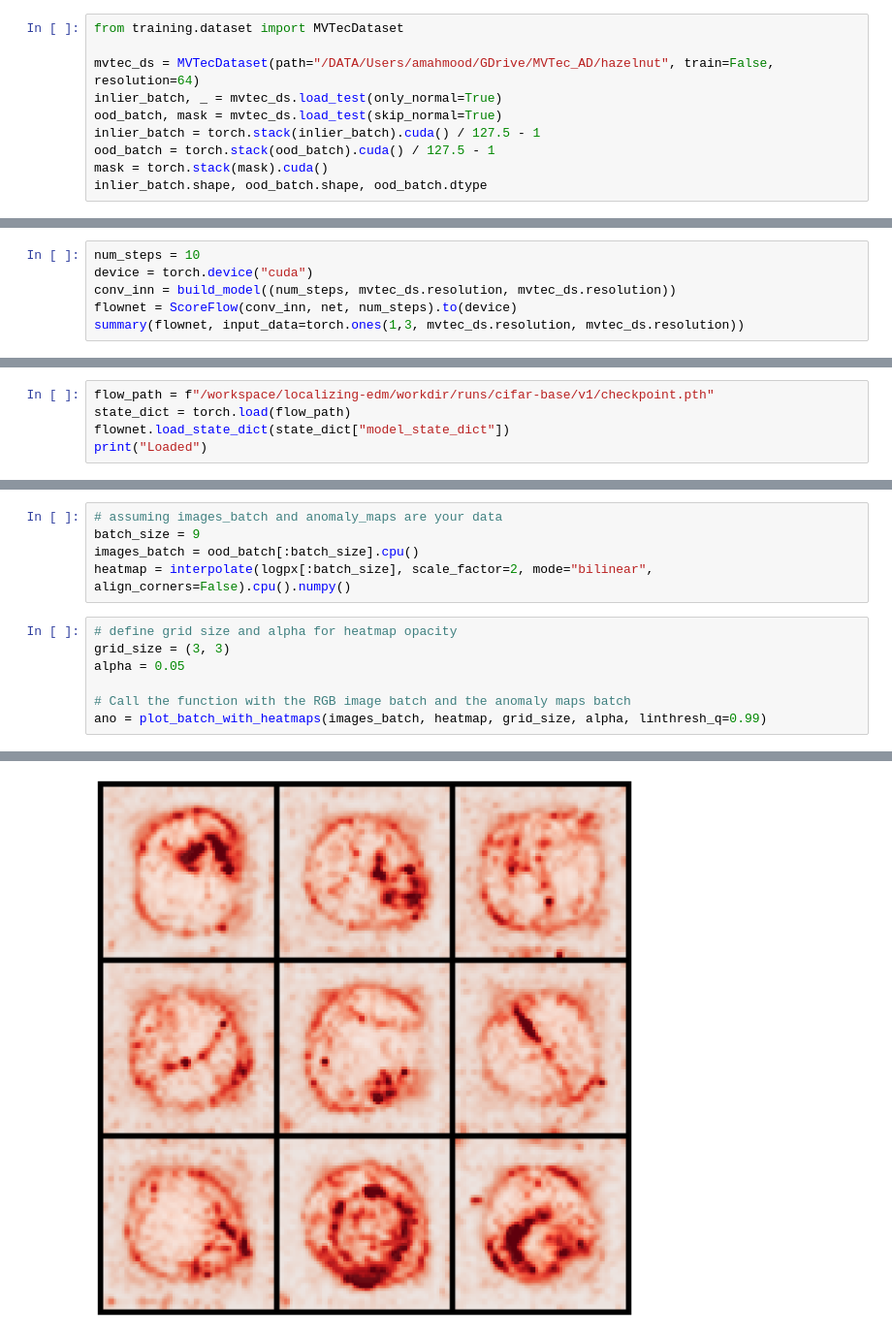
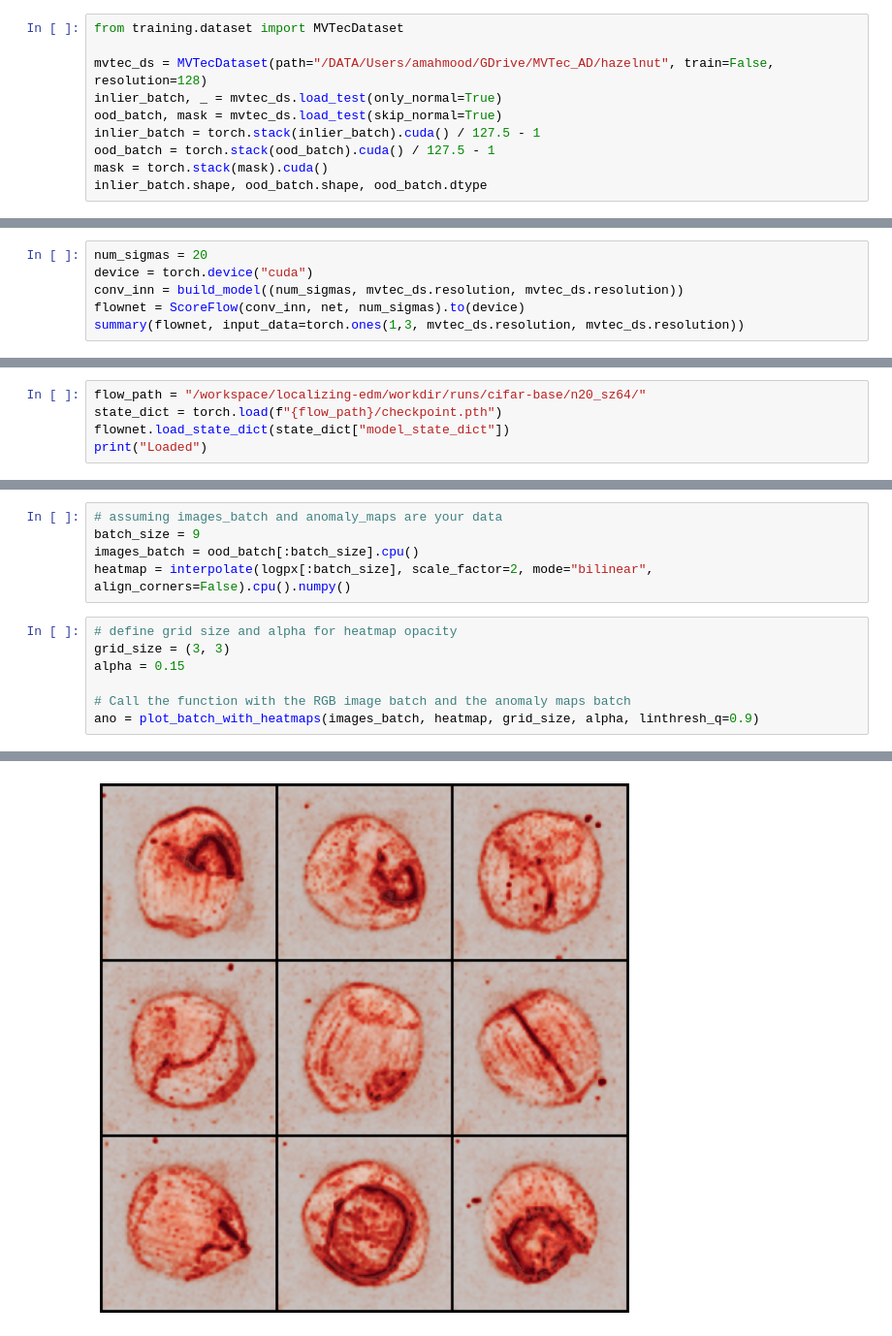
Before and after one commit to ahsanMah/localizing-edm, a Jupyter notebook: notebooks/cifar-base-sz32.ipynb, the cells around one changed output, grey strips where cells are left out. Shown at 97% size. Drawn from its saved outputs; the diff is of its cells as text.

```diff
--- a/notebooks/cifar-base-sz32.ipynb
+++ b/notebooks/cifar-base-sz32.ipynb
@@ -34,7 +34,7 @@ from torch.nn.functional import interpolate
 # %%
 from training.dataset import MVTecDataset
 
-mvtec_ds = MVTecDataset(path="/DATA/Users/amahmood/GDrive/MVTec_AD/hazelnut", train=False, resolution=64)
+mvtec_ds = MVTecDataset(path="/DATA/Users/amahmood/GDrive/MVTec_AD/hazelnut", train=False, resolution=128)
 inlier_batch, _ = mvtec_ds.load_test(only_normal=True)
 ood_batch, mask = mvtec_ds.load_test(skip_normal=True)
 inlier_batch = torch.stack(inlier_batch).cuda() / 127.5 - 1
@@ -46,8 +46,8 @@ inlier_batch.shape, ood_batch.shape, ood_batch.dtype
 # %%
-num_steps = 10
+num_sigmas = 20
 device = torch.device("cuda")
-conv_inn = build_model((num_steps, mvtec_ds.resolution, mvtec_ds.resolution))
-flownet = ScoreFlow(conv_inn, net, num_steps).to(device)
+conv_inn = build_model((num_sigmas, mvtec_ds.resolution, mvtec_ds.resolution))
+flownet = ScoreFlow(conv_inn, net, num_sigmas).to(device)
 summary(flownet, input_data=torch.ones(1,3, mvtec_ds.resolution, mvtec_ds.resolution))
 # %% [output]
 ===============================================================================================
@@ -69,7 +69,7 @@ Estimated Total Size (MB): 4832.58
 ===============================================================================================
 # %%
-flow_path = f"/workspace/localizing-edm/workdir/runs/cifar-base/v1/checkpoint.pth"
-state_dict = torch.load(flow_path)
+flow_path = "/workspace/localizing-edm/workdir/runs/cifar-base/n20_sz64/"
+state_dict = torch.load(f"{flow_path}/checkpoint.pth")
 flownet.load_state_dict(state_dict["model_state_dict"])
 print("Loaded")
 # %% [output]
@@ -153,8 +163,8 @@ heatmap = interpolate(logpx[:batch_size], scale_factor=2, mode="bilinear", align
 # %%
 # define grid size and alpha for heatmap opacity
 grid_size = (3, 3)
-alpha = 0.05
+alpha = 0.15
 
 # Call the function with the RGB image batch and the anomaly maps batch
-ano = plot_batch_with_heatmaps(images_batch, heatmap, grid_size, alpha, linthresh_q=0.99)
+ano = plot_batch_with_heatmaps(images_batch, heatmap, grid_size, alpha, linthresh_q=0.9)
 # %% [output]
@@ -163 +171 @@ torch.Size([9, 3, 64, 64])
-[figure, old version]
+[figure, new version]
```
Also changed, not shown: parts of 13 cells of this notebook, 2 other files.
